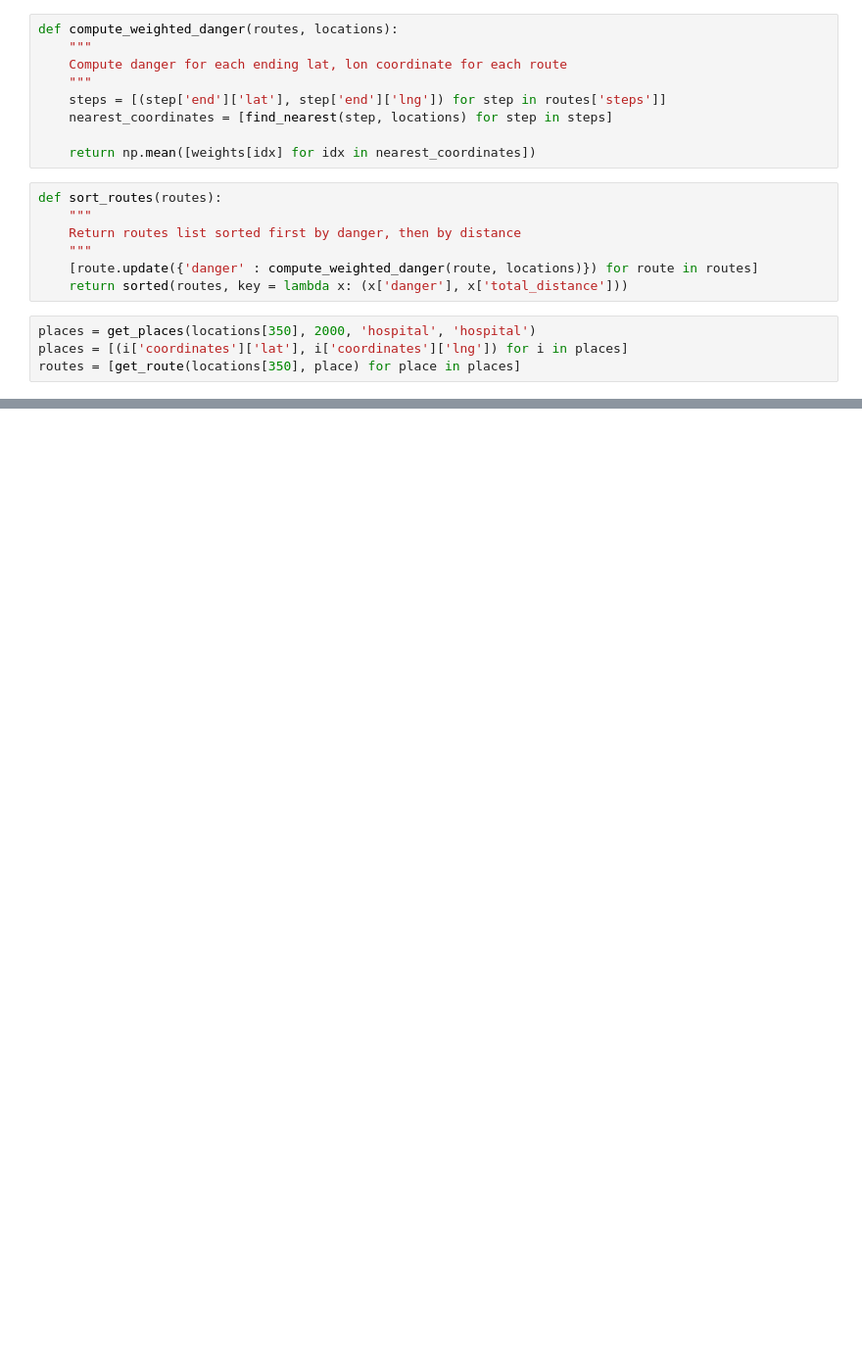
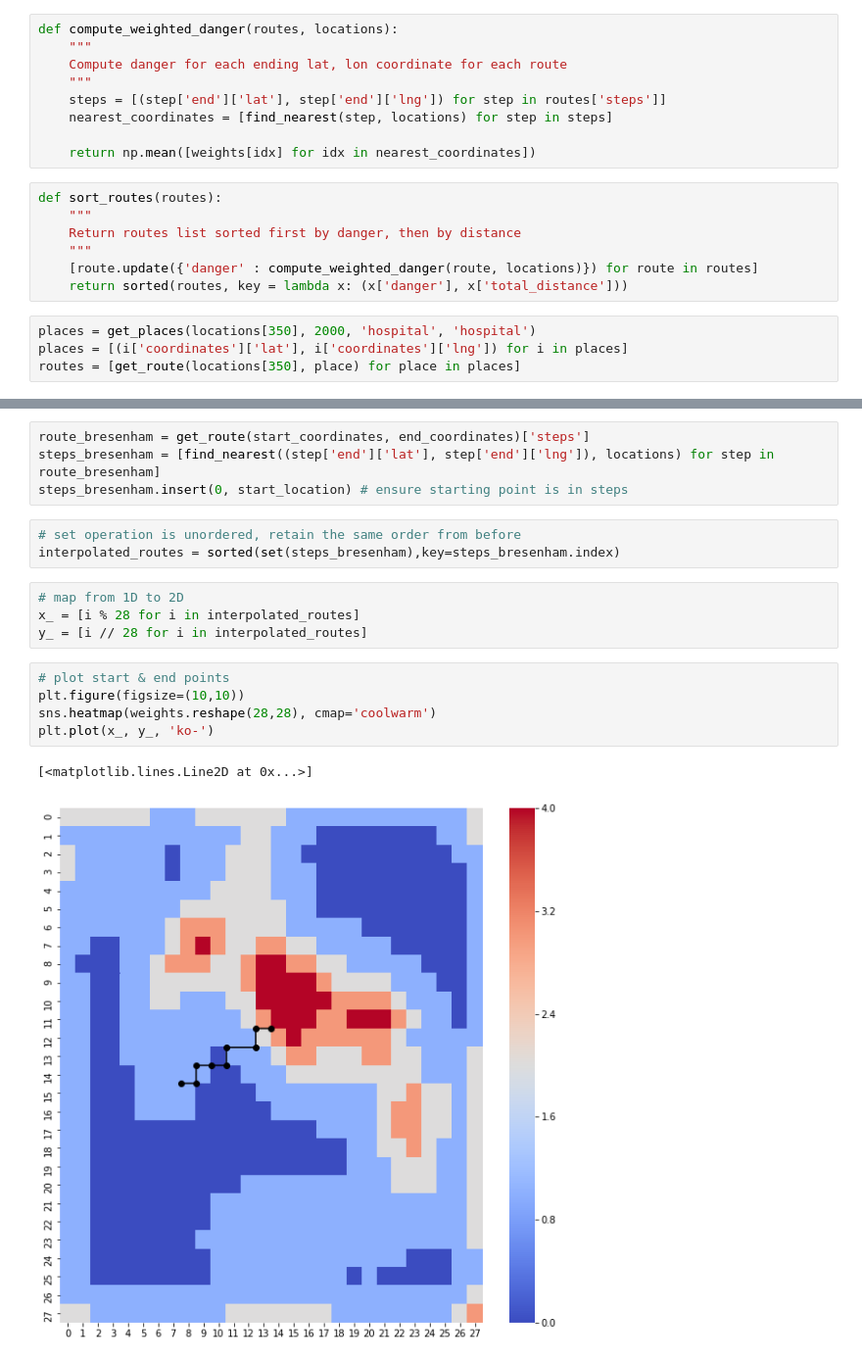
Before and after one commit to gachet/safecity, a Jupyter notebook: notebooks/best_route/4.0-dm-best-route.ipynb, the cells around one changed output, grey strips where cells are left out. Shown at 98% size. Saved outputs shown, nothing was run; the diff lists cells and outputs as text; blank space fills up the shorter version.

```diff
--- a/notebooks/best_route/4.0-dm-best-route.ipynb
+++ b/notebooks/best_route/4.0-dm-best-route.ipynb
@@ -400,0 +498,19 @@ create_heatmap(locations[350], [best_coordinates], locations, weights, max(weigh
+# %%
+route_bresenham = get_route(start_coordinates, end_coordinates)['steps']
+steps_bresenham = [find_nearest((step['end']['lat'], step['end']['lng']), locations) for step in route_bresenham]
+steps_bresenham.insert(0, start_location) # ensure starting point is in steps
+# %%
+# set operation is unordered, retain the same order from before
+interpolated_routes = sorted(set(steps_bresenham),key=steps_bresenham.index)
+# %%
+# map from 1D to 2D
+x_ = [i % 28 for i in interpolated_routes]
+y_ = [i // 28 for i in interpolated_routes]
+# %%
+# plot start & end points
+plt.figure(figsize=(10,10))
+sns.heatmap(weights.reshape(28,28), cmap='coolwarm')
+plt.plot(x_, y_, 'ko-')
+# %% [output]
+[<matplotlib.lines.Line2D at 0x...>]
+[figure, added]
```
Also changed, not shown: parts of 21 cells of this notebook.
